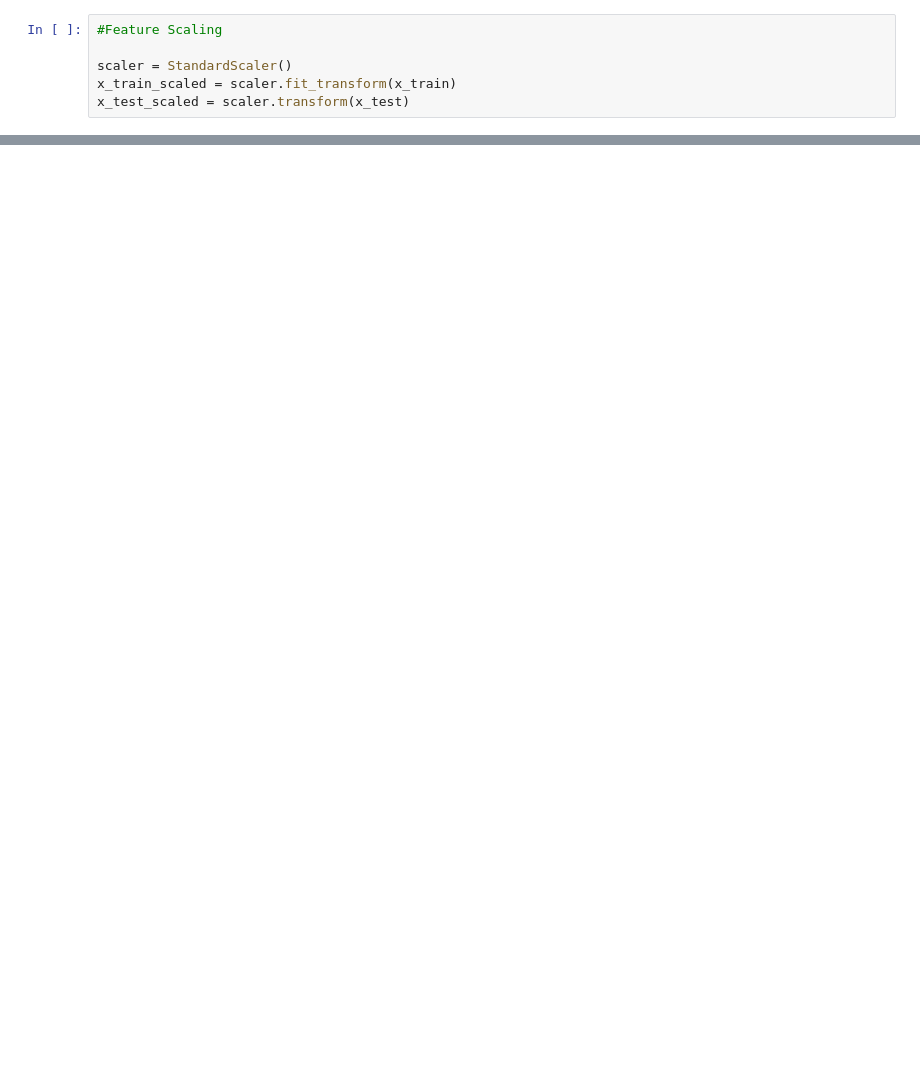
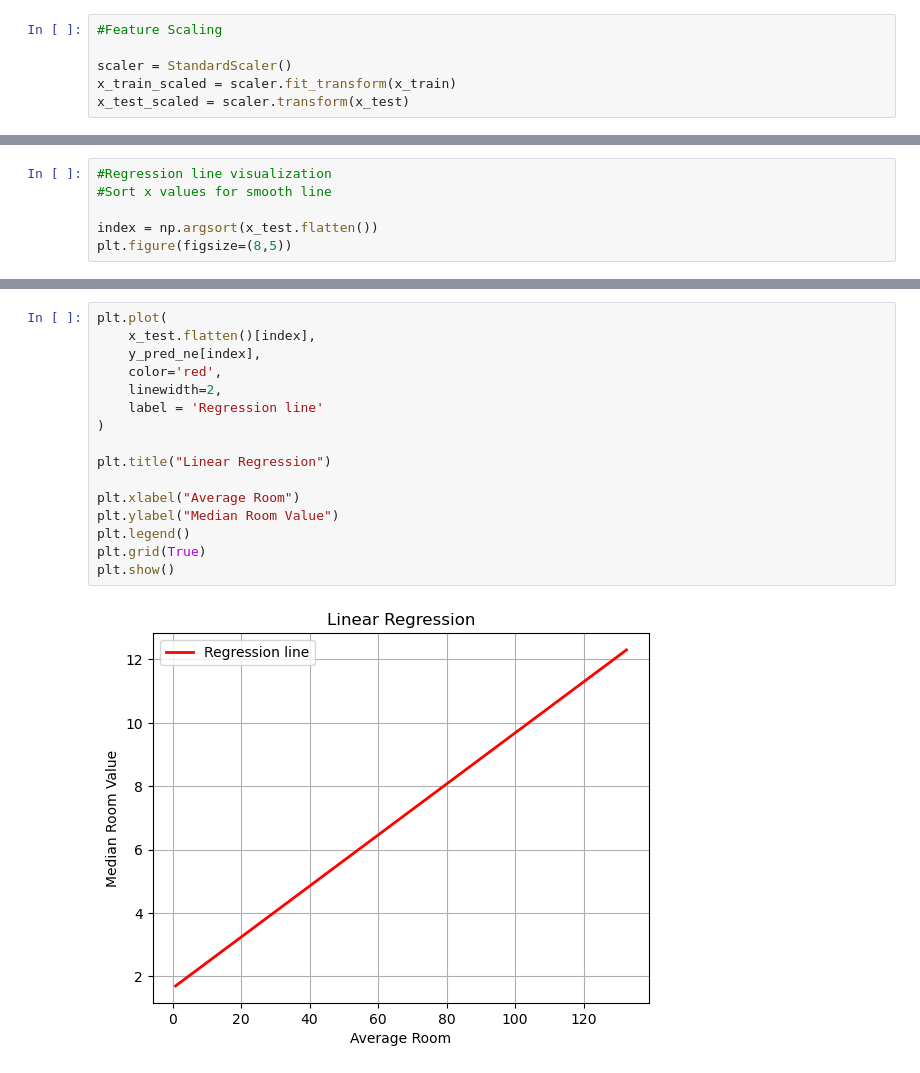
Before and after one commit to athulgeorge24/ml, a Jupyter notebook: exp1.ipynb, the cells around one changed output, grey strips where cells are left out. Cells and saved outputs as stored; diff of their text form; blank space fills up the shorter version.

```diff
--- a/exp1.ipynb
+++ b/exp1.ipynb
@@ -78,0 +108,6 @@ R2 score  0.013798228607320828
+# %%
+#Regression line visualization
+#Sort x values for smooth line
+
+index = np.argsort(x_test.flatten())
+plt.figure(figsize=(8,5))
@@ -78,0 +124,18 @@ R2 score  0.013798228607320828
+# %%
+plt.plot(
+    x_test.flatten()[index],
+    y_pred_ne[index],
+    color='red',
+    linewidth=2,
+    label = 'Regression line'
+)
+
+plt.title("Linear Regression")
+
+plt.xlabel("Average Room")
+plt.ylabel("Median Room Value")
+plt.legend()
+plt.grid(True)
+plt.show()
+# %% [output]
+[figure, added]
```
Also changed, not shown: parts of 10 cells of this notebook.
